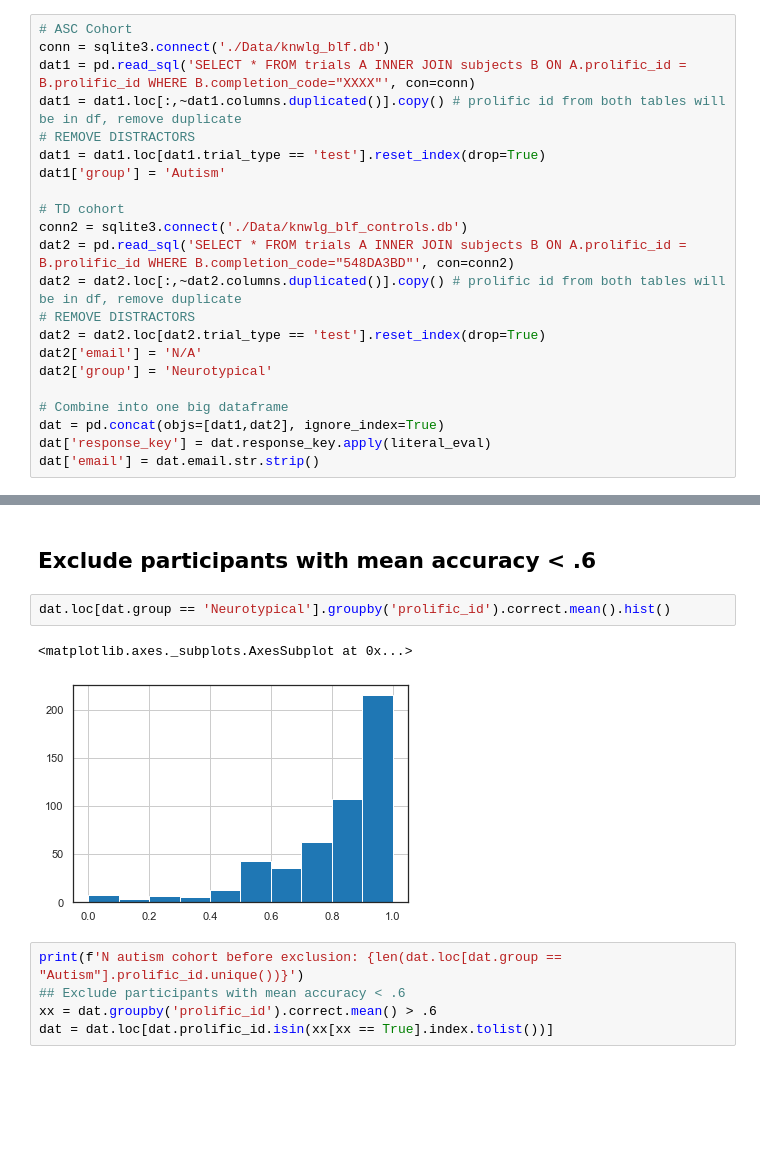
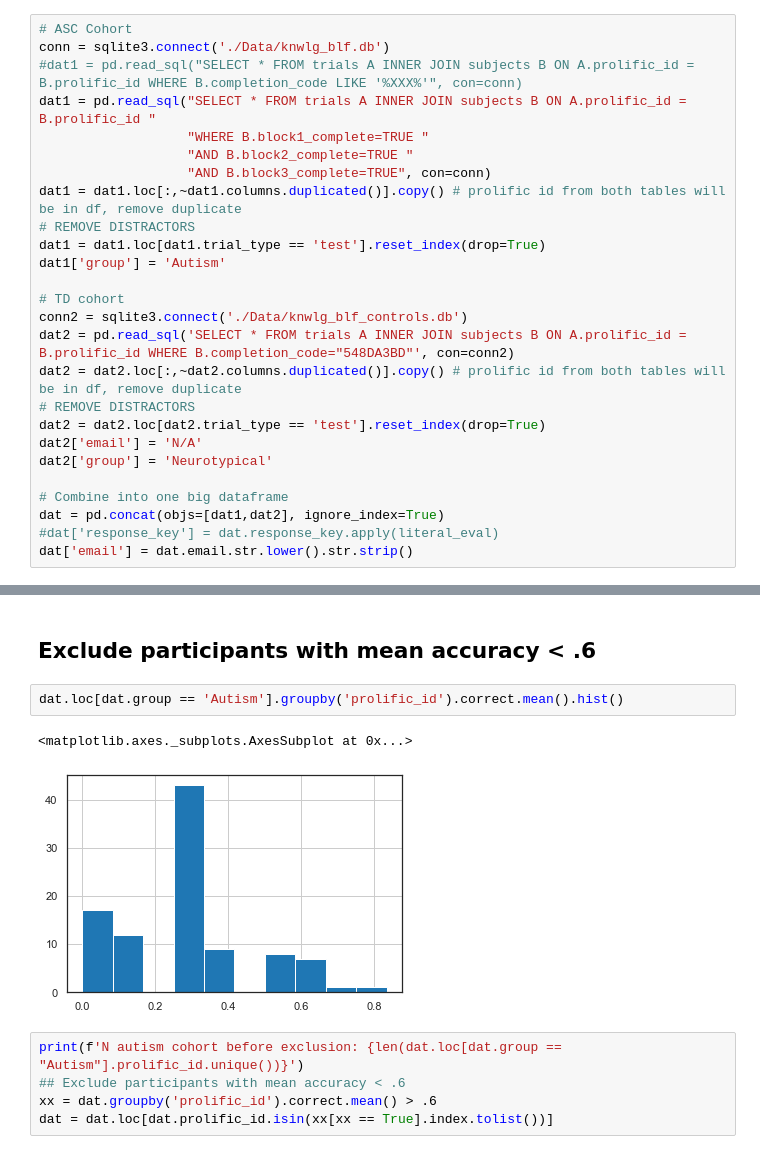
Before and after one commit to BryanGonzalez262/KnowledgeBeliefASD, a Jupyter notebook: analysis/asc_analysis.ipynb, the cells around one changed output, grey strips where cells are left out. Drawn from its saved outputs; the diff is of its cells as text; blank space fills up the shorter version.

Commit message:
capture completion times

```diff
--- a/analysis/asc_analysis.ipynb
+++ b/analysis/asc_analysis.ipynb
@@ -41,7 +15,11 @@ readme                  ->       https://ipinfo.io/missingauth
 # %%
 # ASC Cohort
 conn = sqlite3.connect('./Data/knwlg_blf.db')
-dat1 = pd.read_sql('SELECT * FROM trials A INNER JOIN subjects B ON A.prolific_id = B.prolific_id WHERE B.completion_code="XXXX"', con=conn)
+#dat1 = pd.read_sql("SELECT * FROM trials A INNER JOIN subjects B ON A.prolific_id = B.prolific_id WHERE B.completion_code LIKE '%XXX%'", con=conn)
+dat1 = pd.read_sql("SELECT * FROM trials A INNER JOIN subjects B ON A.prolific_id = B.prolific_id "
+                   "WHERE B.block1_complete=TRUE "
+                   "AND B.block2_complete=TRUE "
+                   "AND B.block3_complete=TRUE", con=conn)
 dat1 = dat1.loc[:,~dat1.columns.duplicated()].copy() # prolific id from both tables will be in df, remove duplicate
 # REMOVE DISTRACTORS
 dat1 = dat1.loc[dat1.trial_type == 'test'].reset_index(drop=True)
@@ -58,5 +36,5 @@ dat2['group'] = 'Neurotypical'
 
 # Combine into one big dataframe
 dat = pd.concat(objs=[dat1,dat2], ignore_index=True)
-dat['response_key'] = dat.response_key.apply(literal_eval)
-dat['email'] = dat.email.str.strip()
+#dat['response_key'] = dat.response_key.apply(literal_eval)
+dat['email'] = dat.email.str.lower().str.strip()
@@ -133,10 +119,10 @@ dat.loc[dat.timeout == True, 'correct'] = False
 # %% [markdown]
 ## Exclude participants with mean accuracy < .6
 # %%
-dat.loc[dat.group == 'Neurotypical'].groupby('prolific_id').correct.mean().hist()
+dat.loc[dat.group == 'Autism'].groupby('prolific_id').correct.mean().hist()
 # %% [output]
 <matplotlib.axes._subplots.AxesSubplot at 0x...>
-[figure, old version]
+[figure, new version]
 # %%
 print(f'N autism cohort before exclusion: {len(dat.loc[dat.group == "Autism"].prolific_id.unique())}')
 ## Exclude participants with mean accuracy < .6
```
Also changed, not shown: parts of 10 cells of this notebook.
